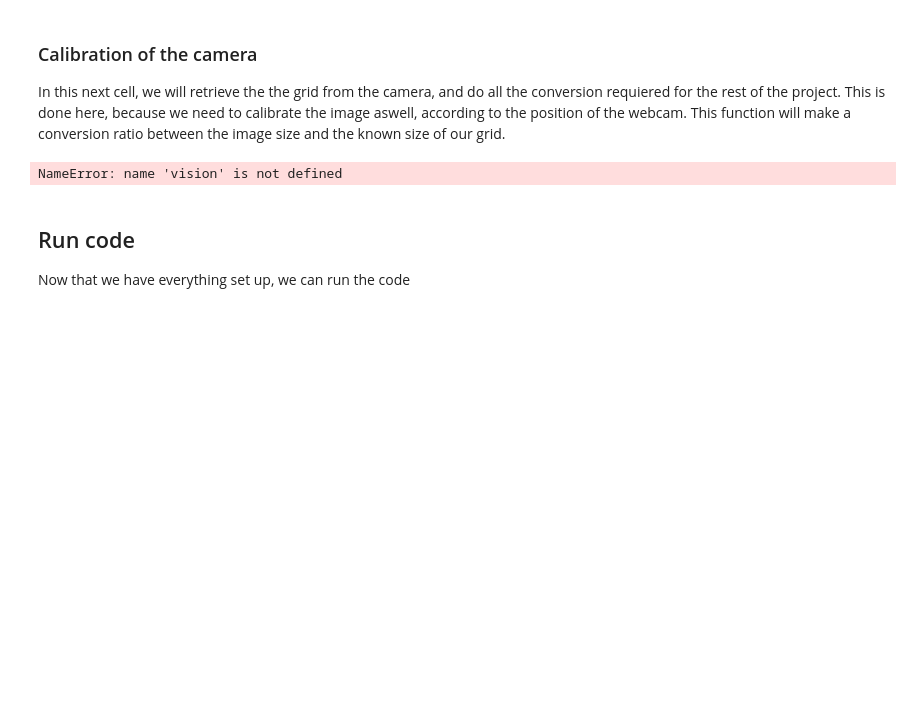
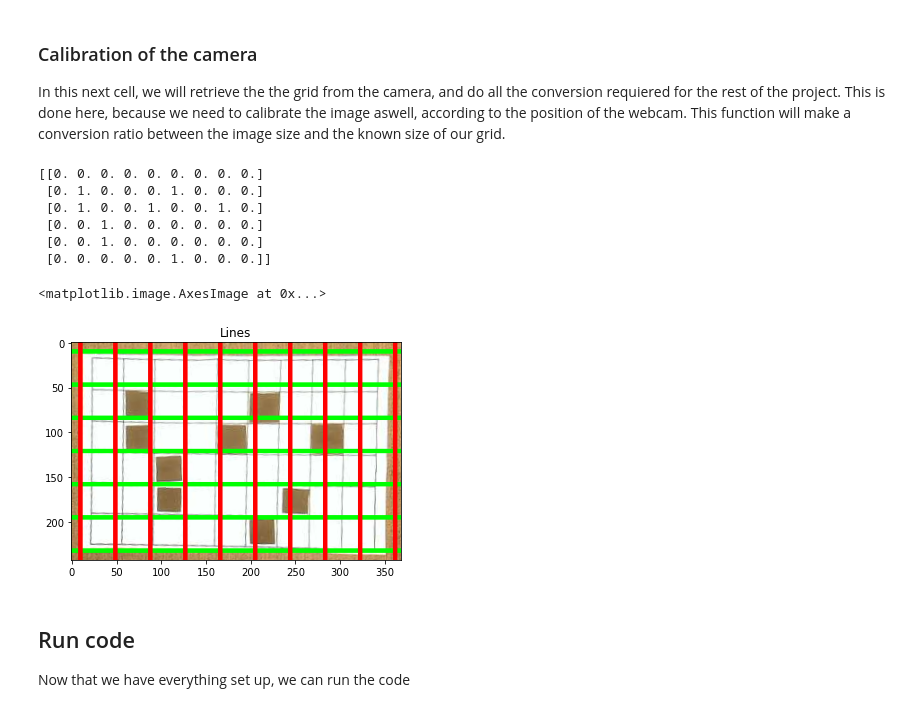
Before and after one commit to Neiizo/Projet-mobile-robotics, a Jupyter notebook: projet.ipynb, the cells around one changed output. Saved outputs shown, nothing was run; the diff lists cells and outputs as text; code cells hidden in the pictures; blank space fills up the shorter version.

Commit message:
Clean calibration

```diff
--- a/projet.ipynb
+++ b/projet.ipynb
@@ -18,16 +8,21 @@ from kalmanfilter import KalmanFilter
 import cv2   # a clean up
 import Motion_control as mc
 
-import aruco_vision
+#import computer_vision
 from djikstra import djikstra_algo
-from calibration import calibration_mm, cam_calibration
+from calibration import data
 
 ### Connect the thymio(the speed set to 0 is here in case of an error during calibration or during the code)
 from tdmclient import ClientAsync, aw
 client = ClientAsync()
 node = aw(client.wait_for_node())
 aw(node.lock())
+Ts = 0.01
+SPEED_X = 101
+SPEED_Y = 100
+TRANSITION_THRESHOLD = 400
 
+cal_data = data(Ts, SPEED_X, SPEED_Y, TRANSITION_THRESHOLD, client, node)
 mc.motors(node, 0, 0)
 # %% [markdown]
 # Calibration
@@ -57,9 +42,21 @@ calibrated = 1
 ### Calibration of the camera
 In this next cell, we will retrieve the the grid from the camera, and do all the conversion requiered for the rest of the project. This is done here, because we need to calibrate the image aswell, according to the position of the webcam. This function will make a conversion ratio between the image size and the known size of our grid.
 # %%
-vision, Q_cam, R_cam, Q_gnd, R_gnd, SPEED_X, SPEED_Y, TRANSITION_THRESHOLD, Ts, speed_conversion = cam_calibration(calibrated)
+# be careful that if you have not called the previous sell, this will automatically set the missing values
+vision, Q_cam, R_cam, Q_gnd, R_gnd = cal_data.cam_calibration()
+print(vision.grid)
+lines = vision.show()
+plt.figure
+plt.title('Lines')
+plt.imshow(cv2.cvtColor(lines.astype('uint8'), cv2.COLOR_BGR2RGB))
+
+## couper la feuille!
+# %% [output]
+[[0. 0. 0. 0. 0. 0. 0. 0. 0.]
+ [0. 1. 0. 0. 0. 1. 0. 0. 0.]
+ [0. 1. 0. 0. 1. 0. 0. 1. 0.]
+ [0. 0. 1. 0. 0. 0. 0. 0. 0.]
+ [0. 0. 1. 0. 0. 0. 0. 0. 0.]
+ [0. 0. 0. 0. 0. 1. 0. 0. 0.]]
+<matplotlib.image.AxesImage at 0x...>
+[figure, added]
-# %%
-# Ici on pourrait éventuellement calculer la taille de chaque case, et faire une variance pour kalman
-print(vision.grid)
-# %% [output]
-NameError: name 'vision' is not defined
```
Also changed, not shown: parts of 6 cells of this notebook, 7 other files.
